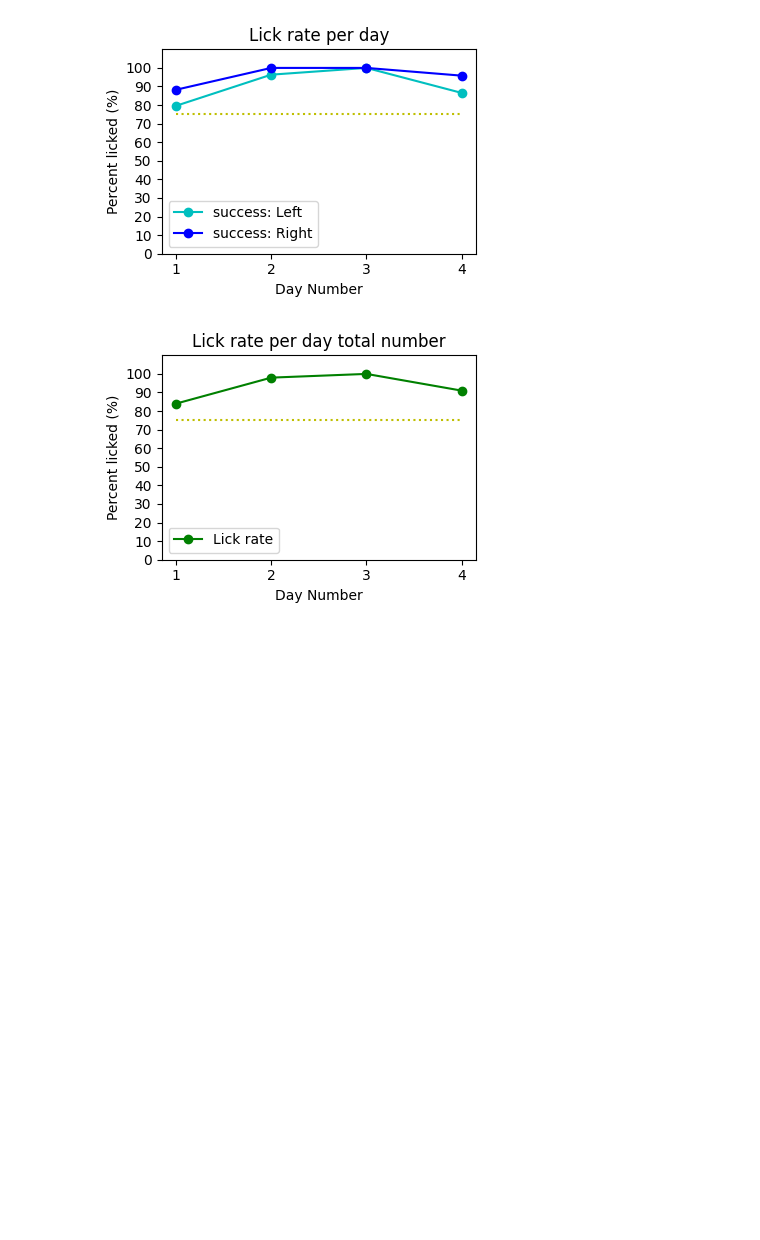
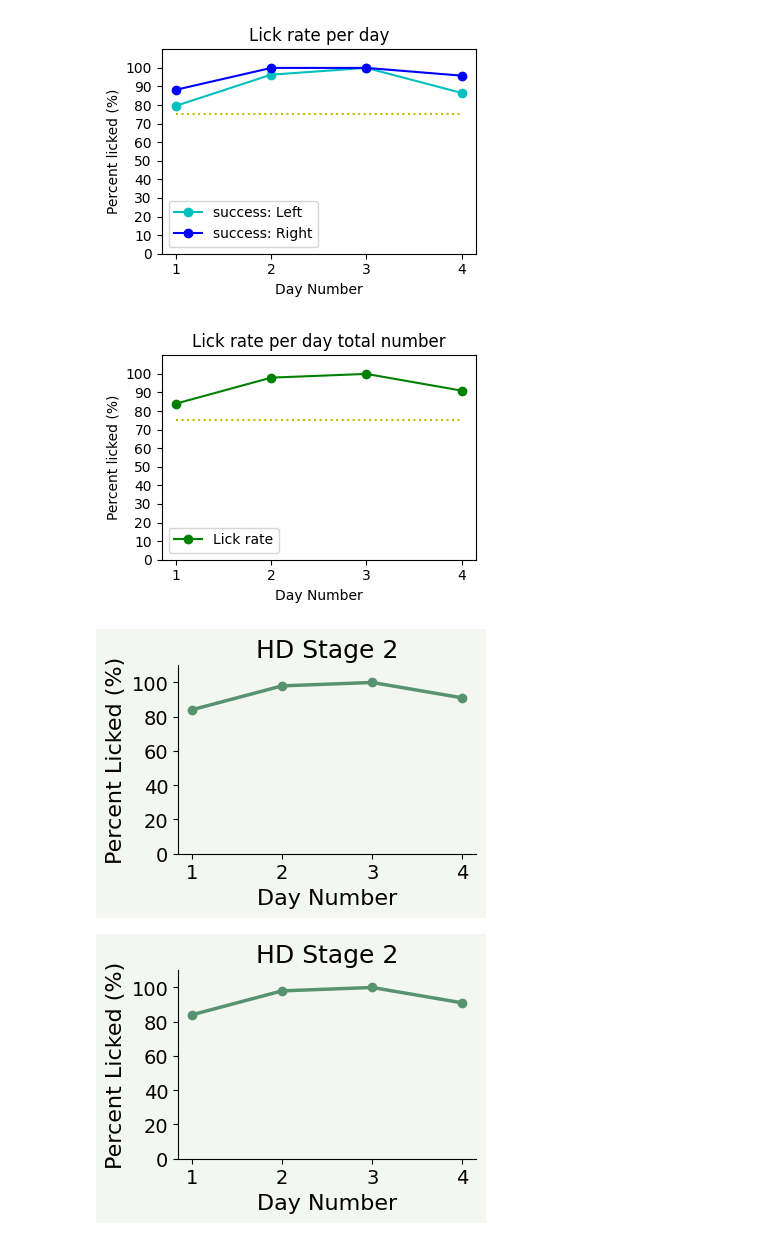
Before and after one commit to ktrap06/corticalanalysis, a Jupyter notebook: Behavioural_notebook/stage2_443996_m5_lick_rates.ipynb, the cells around one changed output. Saved outputs shown, nothing was run; the diff lists cells and outputs as text; code cells hidden in the pictures; blank space fills up the shorter version.

```diff
--- a/Behavioural_notebook/stage2_443996_m5_lick_rates.ipynb
+++ b/Behavioural_notebook/stage2_443996_m5_lick_rates.ipynb
@@ -55,3 +55,66 @@ if stage == "stage2" or "stage3":
     plot_total(sorted(lick_rate),stage, export_path_total)
 # %% [output]
 [figure]
+# %%
+def plot_total(array, stage, export_path_total=None):
+    # Extract x and y values from the array
+    x_values = [row[0] for row in array]
+    if stage == "stage2":
+        y_values = [row[3] for row in array]
+    elif stage == "stage3":
+        y_values = [row[7] for row in array]
+    else:
+        y_values = [row[1] for row in array]
+
+    # Create the figure and axes
+    fig, ax = plt.subplots(figsize=(4, 3))
+
+    # Change the figure and axes background colors
+    fig.patch.set_facecolor('#F3F6F1')
+    ax.set_facecolor('#F3F6F1')
+
+    # Plot the data
+    ax.plot(x_values, y_values, marker='o', linestyle='-', color='#589370', label='Lick rate', linewidth=2.5)
+    # Add the threshold line
+    #threshold = np.zeros(len(array)) + 75
+    #ax.plot(x_values, threshold, linestyle='dotted', color='y', label='Threshold')
+
+    # Add labels and title
+    ax.set_xlabel('Day Number')
+    ax.set_ylabel('Percent Licked (%)')
+    ax.set_title('HD Stage 2', fontsize=18)
+
+    # Set y-axis limit and ticks
+    y_max = 110
+    y_ticks = np.linspace(0, 100, num=6)
+    ax.set_ylim(0, y_max)
+    ax.set_yticks(y_ticks)
+    ax.spines['top'].set_visible(False) #hides the top spine.
+    ax.spines['right'].set_visible(False) #hides the right spine.
+
+    # Set x-axis ticks
+    x_ticks = np.linspace(1, len(x_values), num=4, dtype=int)  # Set ticks based on the number of data points
+    ax.set_xticks(x_ticks)
+    ax.set_xlabel('Day Number', fontsize=16)
+    ax.set_ylabel('Percent Licked (%)', fontsize=16)
+    plt.xticks(fontsize=14)
+    plt.yticks(fontsize=14)
+
+
+    # Add legend and grid
+    #ax.legend()
+    #ax.grid(False, which='both', linestyle='--', linewidth=0.5)
+
+    plt.tight_layout()
+
+    if export_path_total:
+        plt.savefig(export_path_total)  # Save the plot if a save path is provided
+    else:
+        plt.show()
+
+    return fig
+
+plot_total(sorted(lick_rate),stage, export_path)
+# %% [output]
+[figure, added]
+[figure, added]
```
Also changed, not shown: 6 other files.
